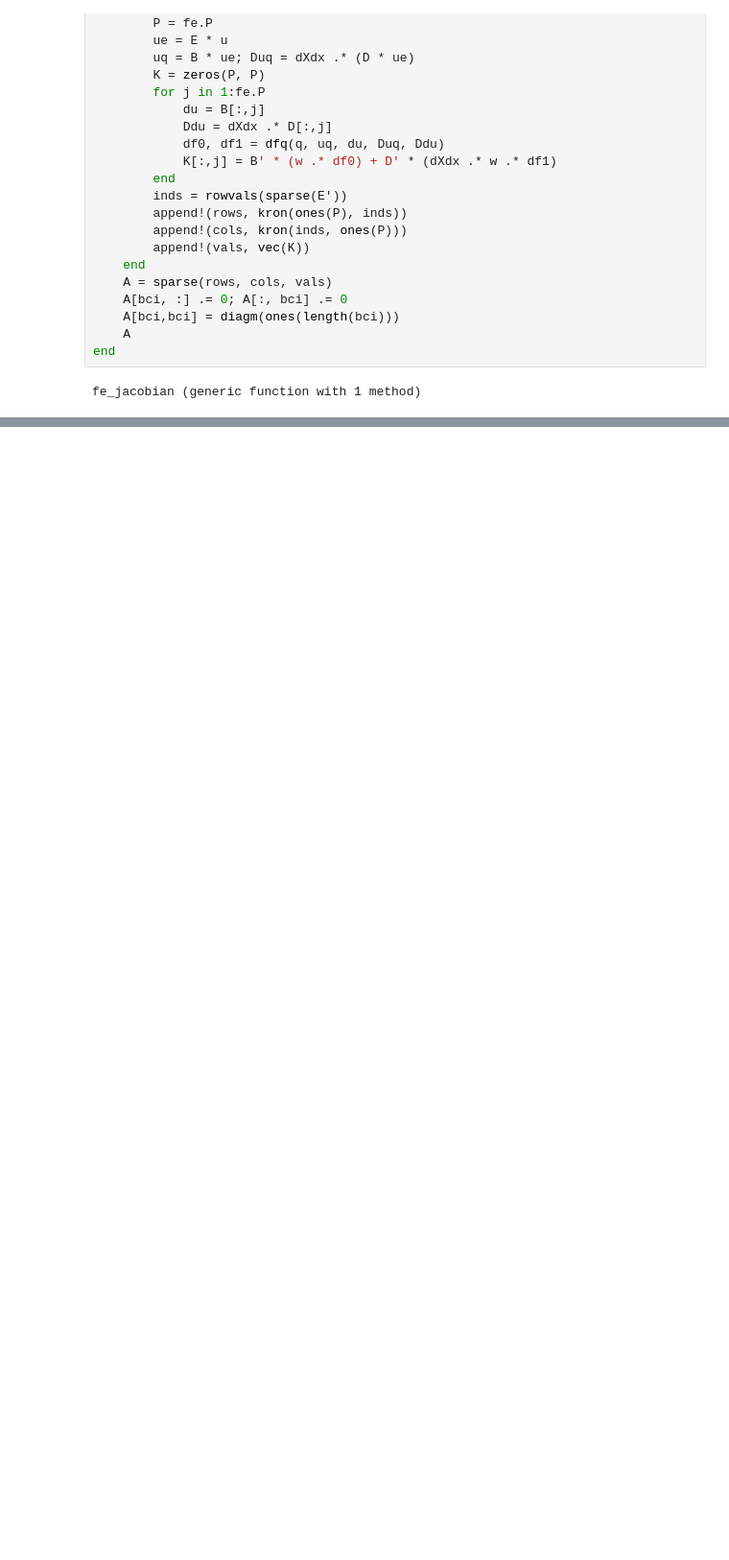
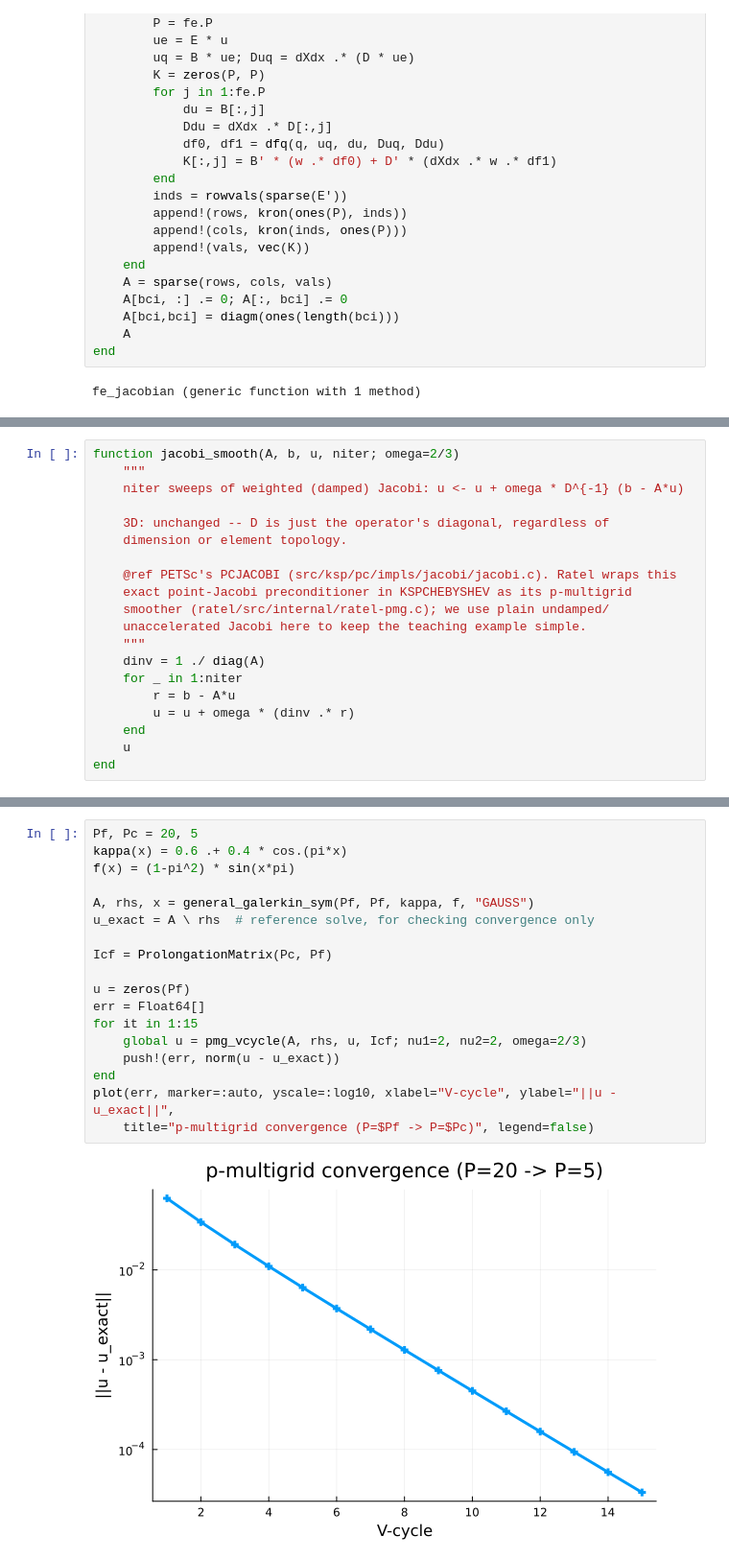
Before and after one commit to rezgarshakeri/fe-demo, a Jupyter notebook: notebooks/FEM1D.ipynb, the cells around one changed output, grey strips where cells are left out. Shown at 96% size. Drawn from its saved outputs; the diff is of its cells as text; blank space fills up the shorter version.

Commit message:
Added pMg in 1D for one element

```diff
--- a/notebooks/FEM1D.ipynb
+++ b/notebooks/FEM1D.ipynb
@@ -615,0 +786,20 @@ plot(fe.xn, sol.zero, marker=:auto)
+# %%
+function jacobi_smooth(A, b, u, niter; omega=2/3)
+    """
+    niter sweeps of weighted (damped) Jacobi: u <- u + omega * D^{-1} (b - A*u)
+
+    3D: unchanged -- D is just the operator's diagonal, regardless of
+    dimension or element topology.
+
+    @ref PETSc's PCJACOBI (src/ksp/pc/impls/jacobi/jacobi.c). Ratel wraps this
+    exact point-Jacobi preconditioner in KSPCHEBYSHEV as its p-multigrid
+    smoother (ratel/src/internal/ratel-pmg.c); we use plain undamped/
+    unaccelerated Jacobi here to keep the teaching example simple.
+    """
+    dinv = 1 ./ diag(A)
+    for _ in 1:niter
+        r = b - A*u
+        u = u + omega * (dinv .* r)
+    end
+    u
+end
@@ -615,0 +892,20 @@ plot(fe.xn, sol.zero, marker=:auto)
+# %%
+Pf, Pc = 20, 5
+kappa(x) = 0.6 .+ 0.4 * cos.(pi*x)
+f(x) = (1-pi^2) * sin(x*pi)
+
+A, rhs, x = general_galerkin_sym(Pf, Pf, kappa, f, "GAUSS")
+u_exact = A \ rhs  # reference solve, for checking convergence only
+
+Icf = ProlongationMatrix(Pc, Pf)
+
+u = zeros(Pf)
+err = Float64[]
+for it in 1:15
+    global u = pmg_vcycle(A, rhs, u, Icf; nu1=2, nu2=2, omega=2/3)
+    push!(err, norm(u - u_exact))
+end
+plot(err, marker=:auto, yscale=:log10, xlabel="V-cycle", ylabel="||u - u_exact||",
+    title="p-multigrid convergence (P=$Pf -> P=$Pc)", legend=false)
+# %% [output]
+[figure, added]
```
Also changed, not shown: parts of 36 cells of this notebook, 2 other files.
